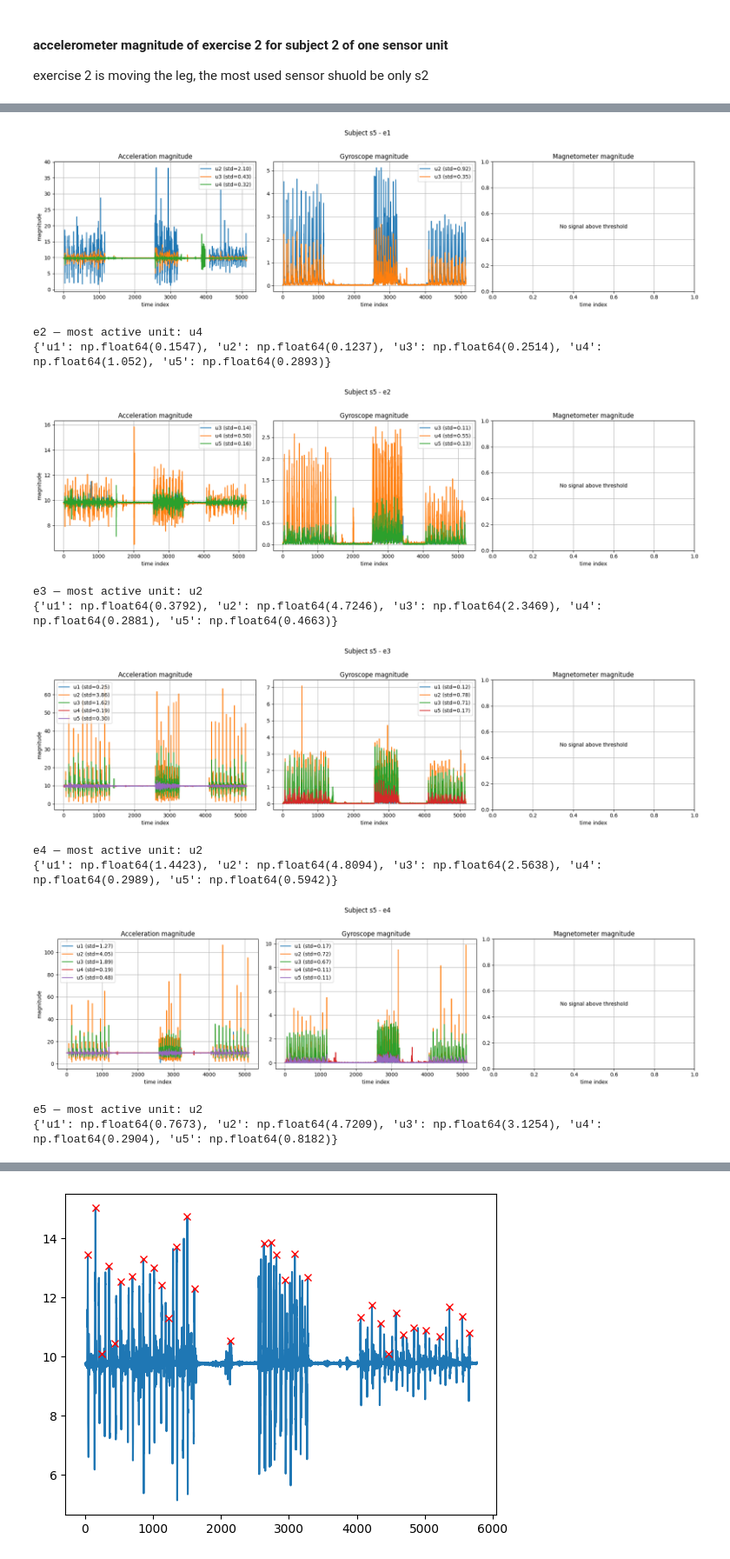
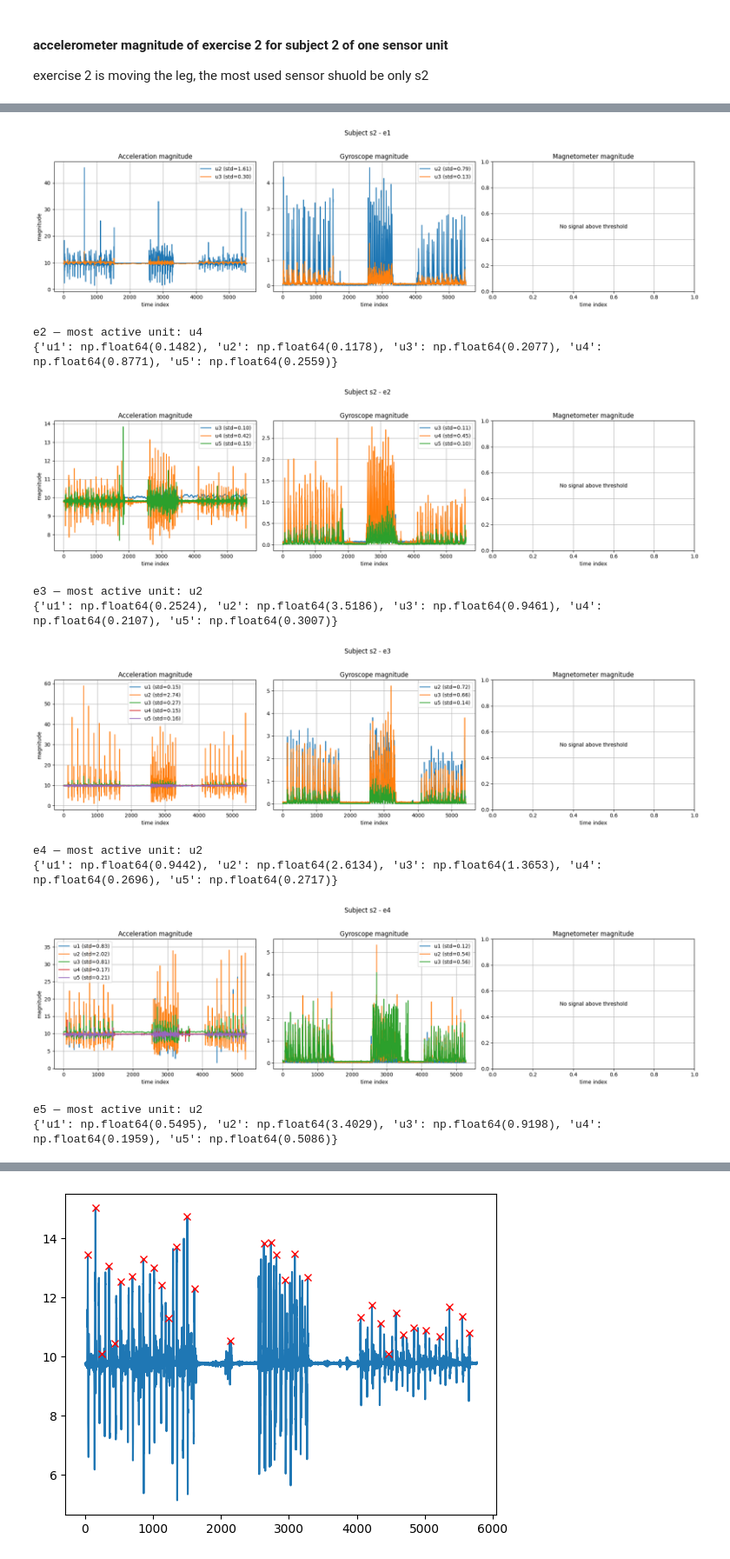
Before and after one commit to alessandrodipiano/wearable-sensor-exercise-recognition, a Jupyter notebook: notebooks/preprocessing.ipynb, the cells around one changed output, grey strips where cells are left out. Shown at 87% size. Drawn from its saved outputs; the diff is of its cells as text; code cells hidden in the pictures.

```diff
--- a/notebooks/preprocessing.ipynb
+++ b/notebooks/preprocessing.ipynb
@@ -217,6 +217,6 @@ def analyze_subject_exercises(subject, merged_df):
 
     return all_subject_ex
 # %%
-subject_ex=analyze_subject_exercises('s5', merged_df)
+subject_ex=analyze_subject_exercises('s2', merged_df)
 # %% [output]
 e1 — most active unit: u2
@@ -224,12 +224,12 @@ e1 — most active unit: u2
-[figure, old version]
+[figure, new version]
 e2 — most active unit: u4
-{'u1': np.float64(0.1547), 'u2': np.float64(0.1237), 'u3': np.float64(0.2514), 'u4': np.float64(1.052), 'u5': np.float64(0.2893)}
+{'u1': np.float64(0.1482), 'u2': np.float64(0.1178), 'u3': np.float64(0.2077), 'u4': np.float64(0.8771), 'u5': np.float64(0.2559)}
-[figure, old version]
+[figure, new version]
 e3 — most active unit: u2
-{'u1': np.float64(0.3792), 'u2': np.float64(4.7246), 'u3': np.float64(2.3469), 'u4': np.float64(0.2881), 'u5': np.float64(0.4663)}
+{'u1': np.float64(0.2524), 'u2': np.float64(3.5186), 'u3': np.float64(0.9461), 'u4': np.float64(0.2107), 'u5': np.float64(0.3007)}
-[figure, old version]
+[figure, new version]
 e4 — most active unit: u2
-{'u1': np.float64(1.4423), 'u2': np.float64(4.8094), 'u3': np.float64(2.5638), 'u4': np.float64(0.2989), 'u5': np.float64(0.5942)}
+{'u1': np.float64(0.9442), 'u2': np.float64(2.6134), 'u3': np.float64(1.3653), 'u4': np.float64(0.2696), 'u5': np.float64(0.2717)}
-[figure, old version]
+[figure, new version]
 e5 — most active unit: u2
-{'u1': np.float64(0.7673), 'u2': np.float64(4.7209), 'u3': np.float64(3.1254), 'u4': np.float64(0.2904), 'u5': np.float64(0.8182)}
+{'u1': np.float64(0.5495), 'u2': np.float64(3.4029), 'u3': np.float64(0.9198), 'u4': np.float64(0.1959), 'u5': np.float64(0.5086)}
```
Also changed, not shown: parts of 6 cells of this notebook.
